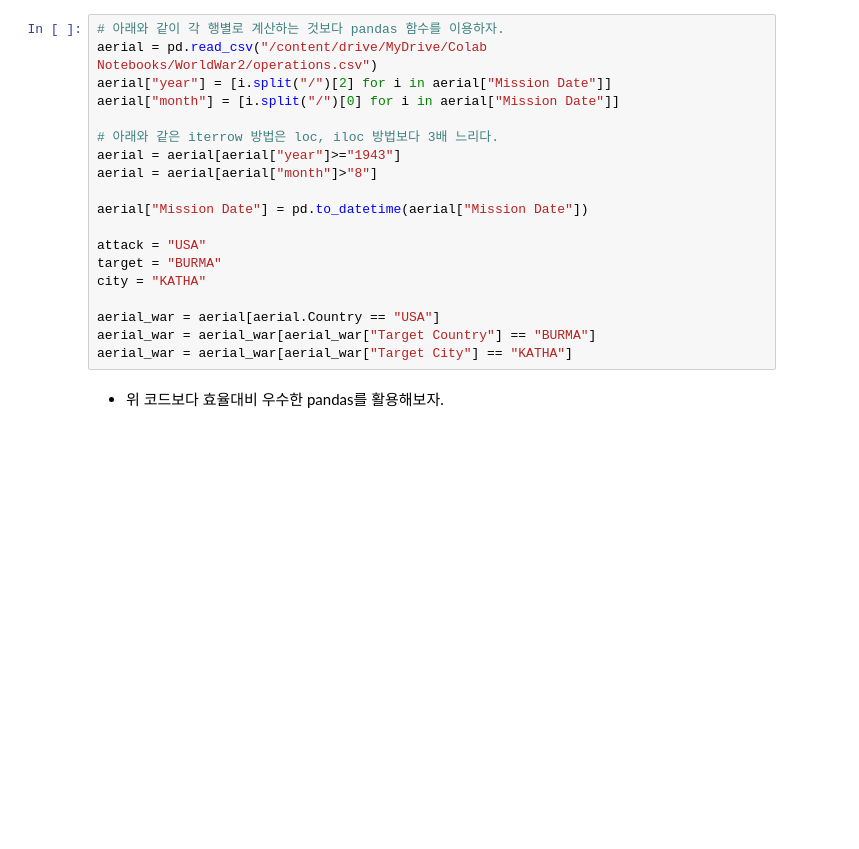
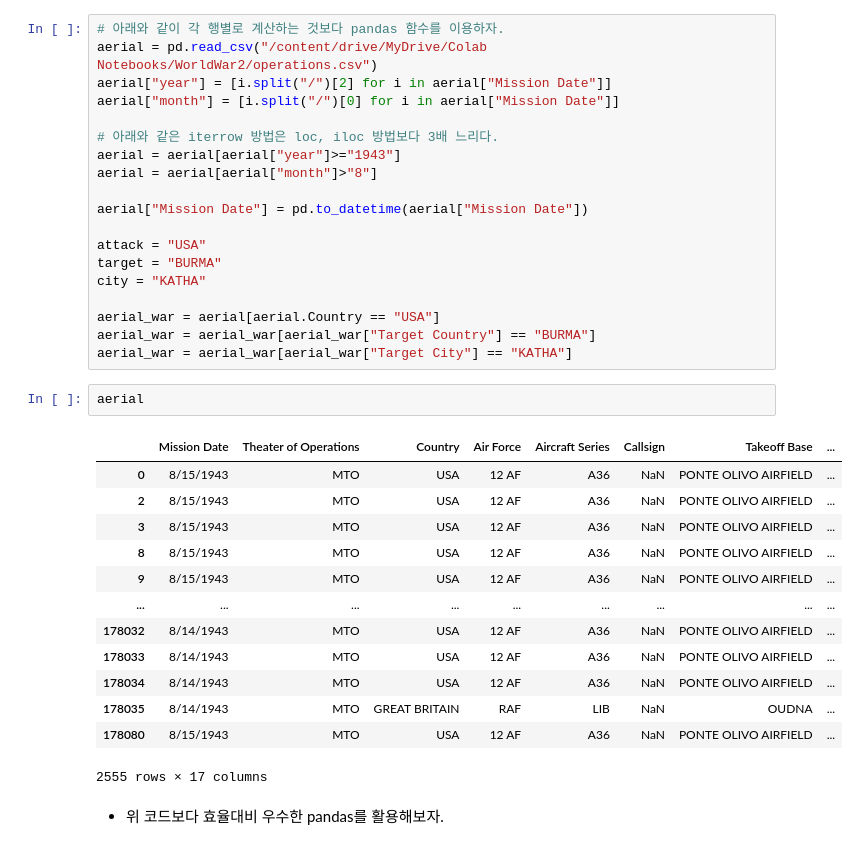
Before and after one commit to analyst-rhie/Kaggle, a Jupyter notebook: World_War_II.ipynb, the cells around one changed output. Saved outputs shown, nothing was run; the diff lists cells and outputs as text; blank space fills up the shorter version.

```diff
--- a/World_War_II.ipynb
+++ b/World_War_II.ipynb
@@ -527,6 +545,22 @@ city = "KATHA"
 aerial_war = aerial[aerial.Country == "USA"]
 aerial_war = aerial_war[aerial_war["Target Country"] == "BURMA"]
 aerial_war = aerial_war[aerial_war["Target City"] == "KATHA"]
+# %%
+aerial
+# %% [output]
+|  | Mission Date | Theater of Operations | Country | Air Force | Aircraft Series | Callsign | Takeoff Base | ... |
+| 0 | 8/15/1943 | MTO | USA | 12 AF | A36 | NaN | PONTE OLIVO AIRFIELD | ... |
+| 2 | 8/15/1943 | MTO | USA | 12 AF | A36 | NaN | PONTE OLIVO AIRFIELD | ... |
+| 3 | 8/15/1943 | MTO | USA | 12 AF | A36 | NaN | PONTE OLIVO AIRFIELD | ... |
+| 8 | 8/15/1943 | MTO | USA | 12 AF | A36 | NaN | PONTE OLIVO AIRFIELD | ... |
+| 9 | 8/15/1943 | MTO | USA | 12 AF | A36 | NaN | PONTE OLIVO AIRFIELD | ... |
+| ... | ... | ... | ... | ... | ... | ... | ... | ... |
+| 178032 | 8/14/1943 | MTO | USA | 12 AF | A36 | NaN | PONTE OLIVO AIRFIELD | ... |
+| 178033 | 8/14/1943 | MTO | USA | 12 AF | A36 | NaN | PONTE OLIVO AIRFIELD | ... |
+| 178034 | 8/14/1943 | MTO | USA | 12 AF | A36 | NaN | PONTE OLIVO AIRFIELD | ... |
+| 178035 | 8/14/1943 | MTO | GREAT BRITAIN | RAF | LIB | NaN | OUDNA | ... |
+| 178080 | 8/15/1943 | MTO | USA | 12 AF | A36 | NaN | PONTE OLIVO AIRFIELD | ... |
+2555 rows × 17 columns
 # %% [markdown]
 * 위 코드보다 효율대비 우수한 pandas를 활용해보자.
 # %%
```
Also changed, not shown: parts of 9 cells of this notebook.
